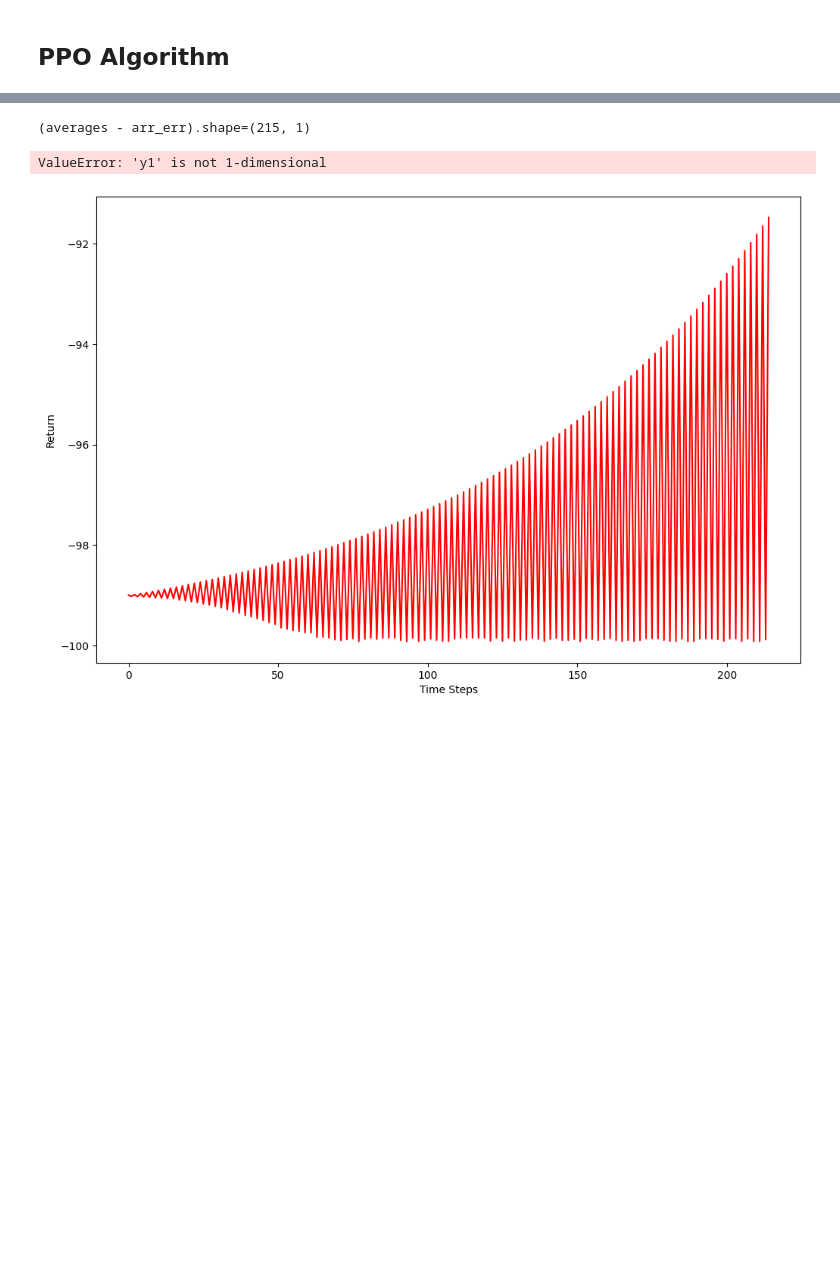
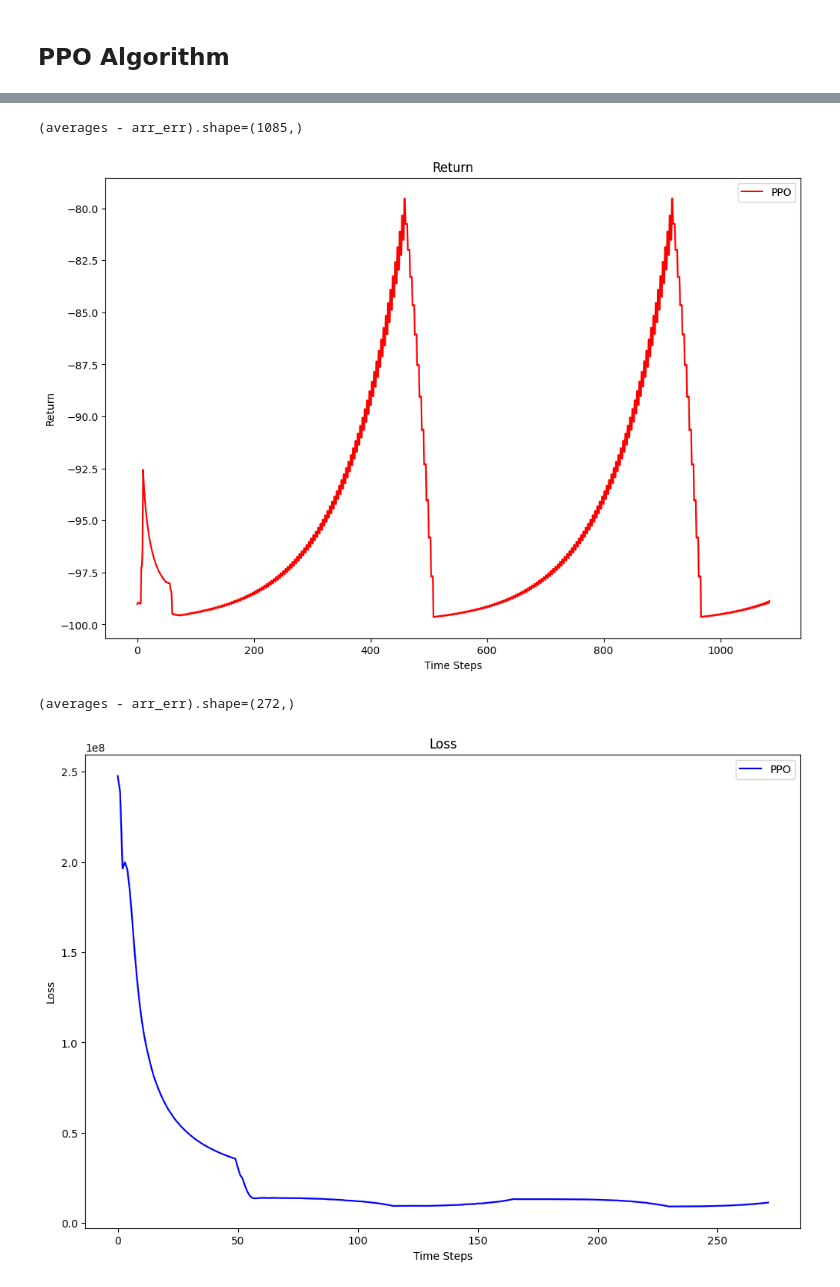
Before and after one commit to richiksc/cs5180-final-project, a Jupyter notebook: ppo.ipynb, the cells around one changed output, grey strips where cells are left out. Drawn from its saved outputs; the diff is of its cells as text; code cells hidden in the pictures; blank space fills up the shorter version.

```diff
--- a/ppo.ipynb
+++ b/ppo.ipynb
@@ -777,10 +777,11 @@ len(ppo_returns), len(ppo_returns[0]), type(ppo_returns[0][0])
 # %%
-plot_curves([np.array(ppo_returns)], ['PPO'], ['r'], 'Return', 'Return', smoothing = False)
-plot_curves([np.array(ppo_losses)], ['PPO'], ['b'], 'Loss', 'Loss', smoothing = False)
+plot_curves([np.array(ppo_returns)], ['PPO'], ['r'], 'Return', 'Return', smoothing = True)
+plot_curves([np.array(ppo_losses)], ['PPO'], ['b'], 'Loss', 'Loss', smoothing = True)
 # %% [output]
-(averages - arr_err).shape=(215, 1)
+(averages - arr_err).shape=(1085,)
+[figure, new version]
-ValueError: 'y1' is not 1-dimensional
+(averages - arr_err).shape=(272,)
-[figure, old version]
+[figure, added]
 # %%
 # Evaluate policy
 if __name__ == '__main__':
```
Also changed, not shown: parts of 3 cells of this notebook.
